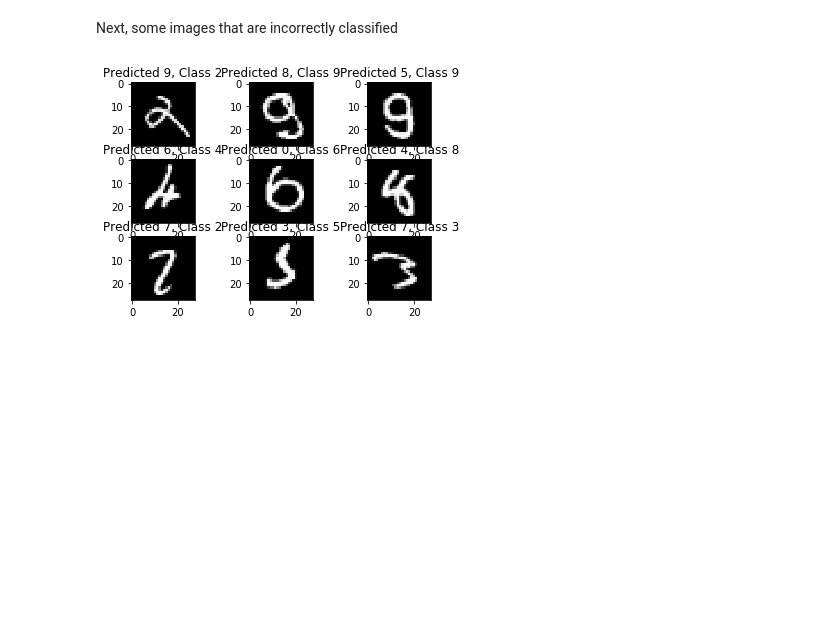
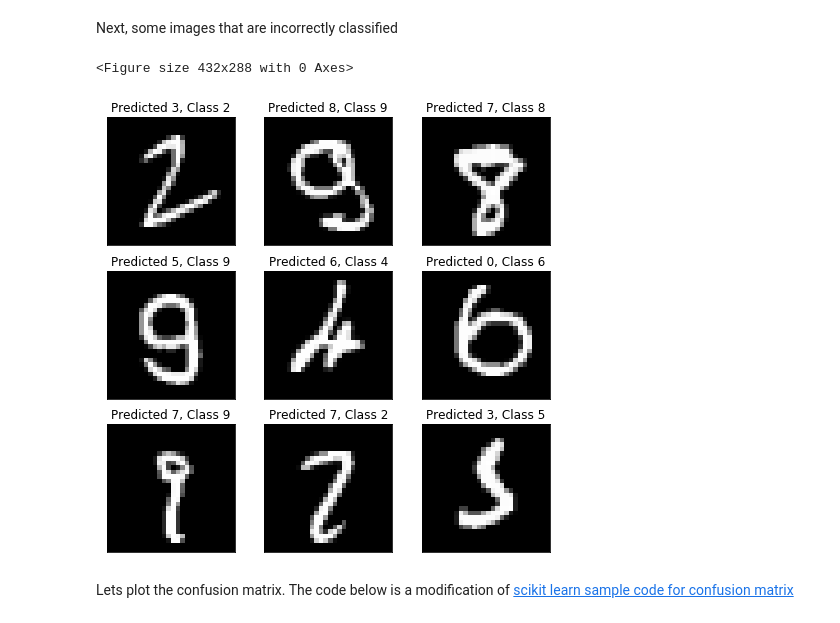
Before and after one commit to darenas/Guituto, a Jupyter notebook: vision/MNIST_basicDNN_Keras.ipynb, the cells around one changed output. Drawn from its saved outputs; the diff is of its cells as text; code cells hidden in the pictures; blank space fills up the shorter version.

Commit message:
show confision matrix on mnist tutoria, added the gitignore file

```diff
--- a/vision/MNIST_basicDNN_Keras.ipynb
+++ b/vision/MNIST_basicDNN_Keras.ipynb
@@ -8,9 +8,11 @@ from keras.models import Sequential
 from keras.layers.core import Dense, Dropout, Activation
 from keras.utils import np_utils
 
+import matplotlib.pyplot as plt
+
 %matplotlib inline
-import matplotlib.pyplot as plt
-plt.rcParams['figure.figsize'] = (11,11) # Defines the size of the images for display only
+
+#plt.rcParams['figure.figsize'] = (14,14) # Defines the size of the images for display only
 # %% [output]
 Using TensorFlow backend.
 # %% [markdown]
@@ -58,10 +60,13 @@ Correct! There are indeed 10 unique labels on y_train
 # %% [markdown]
 Let's see now some of the data, the next lines of code will display 9 consecutive images of the training dataset. Feel free to modify the ***initIdx*** (remember to keep it within 0 and 49991)
 # %%
-initIdx = 100
+initIdx = 1001
 someRange = np.add(list(range(9)), initIdx)
+plt.figure(figsize=(8,8))
 for i in someRange:
-    plt.subplot(3,3,i-initIdx+1)
+    ax = plt.subplot(3,3,i-initIdx+1)
+    ax.set_xticks([])
+    ax.set_yticks([])
     plt.imshow(X_train_o[i], cmap='gray')
     plt.title("Class {}".format(y_train_o[i]))
 # %% [output]
@@ -174,8 +179,11 @@ incorrect_indices = np.nonzero(predicted_classes != y_test_o)[0]
 First, the following code will show a group of correctly classified images from the test set
 # %%
 plt.figure()
+plt.figure(figsize=(8,8))
 for i, correct in enumerate(correct_indices[:9]):
-    plt.subplot(3,3,i+1)
+    ax = plt.subplot(3,3,i+1)
+    ax.set_xticks([])
+    ax.set_yticks([])
     plt.imshow(X_test[correct].reshape(28,28), cmap='gray', interpolation='none')
     plt.title("Predicted {}, Class {}".format(predicted_classes[correct], y_test_o[correct]))
 # %% [output]
@@ -184,9 +193,13 @@ for i, correct in enumerate(correct_indices[:9]):
 Next, some images that are incorrectly classified
 # %%
 plt.figure()
+plt.figure(figsize=(8,8))
 for i, incorrect in enumerate(incorrect_indices[:9]):
-    plt.subplot(3,3,i+1)
+    ax = plt.subplot(3,3,i+1)
+    ax.set_xticks([])
+    ax.set_yticks([])
     plt.imshow(X_test[incorrect].reshape(28,28), cmap='gray', interpolation='none')
     plt.title("Predicted {}, Class {}".format(predicted_classes[incorrect], y_test_o[incorrect]))
 # %% [output]
+<Figure size 432x288 with 0 Axes>
-[figure, old version]
+[figure, new version]
@@ -194,0 +206,2 @@ for i, incorrect in enumerate(incorrect_indices[:9]):
+# %% [markdown]
+Lets plot the confusion matrix. The code below is a modification of [scikit learn sample code for confusion matrix](http://scikit-learn.org/stable/auto_examples/model_selection/plot_confusion_matrix.html#sphx-glr-auto-examples-model-selection-plot-confusion-matrix-py)
```
Also changed, not shown: parts of 7 cells of this notebook, 1 other file.
